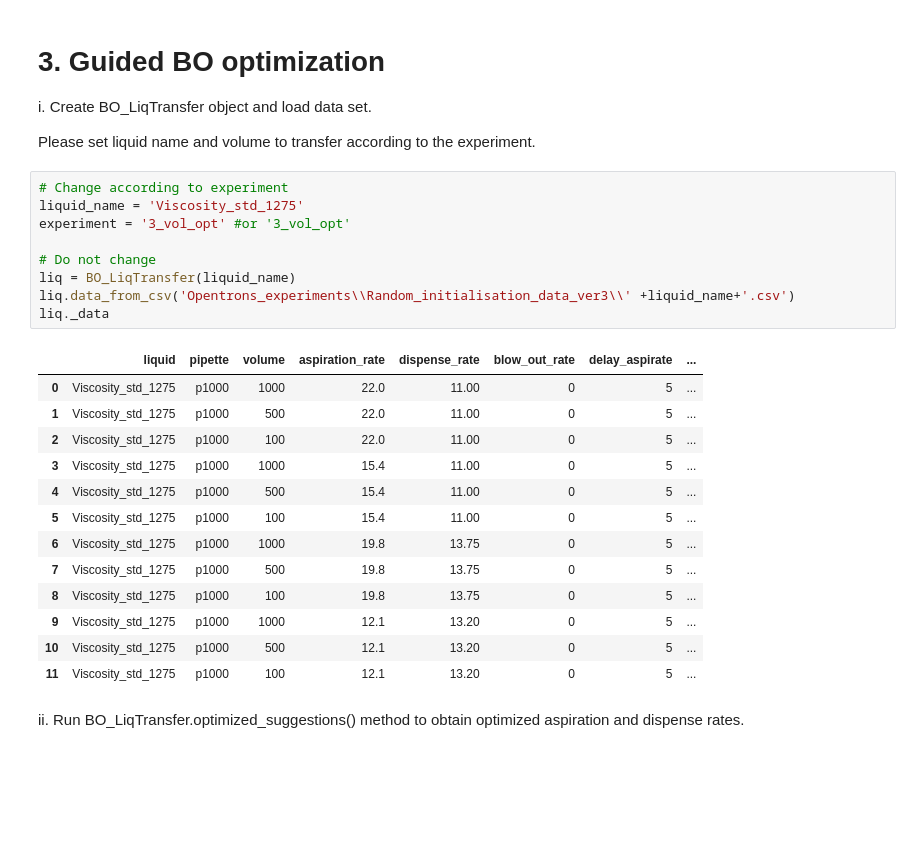
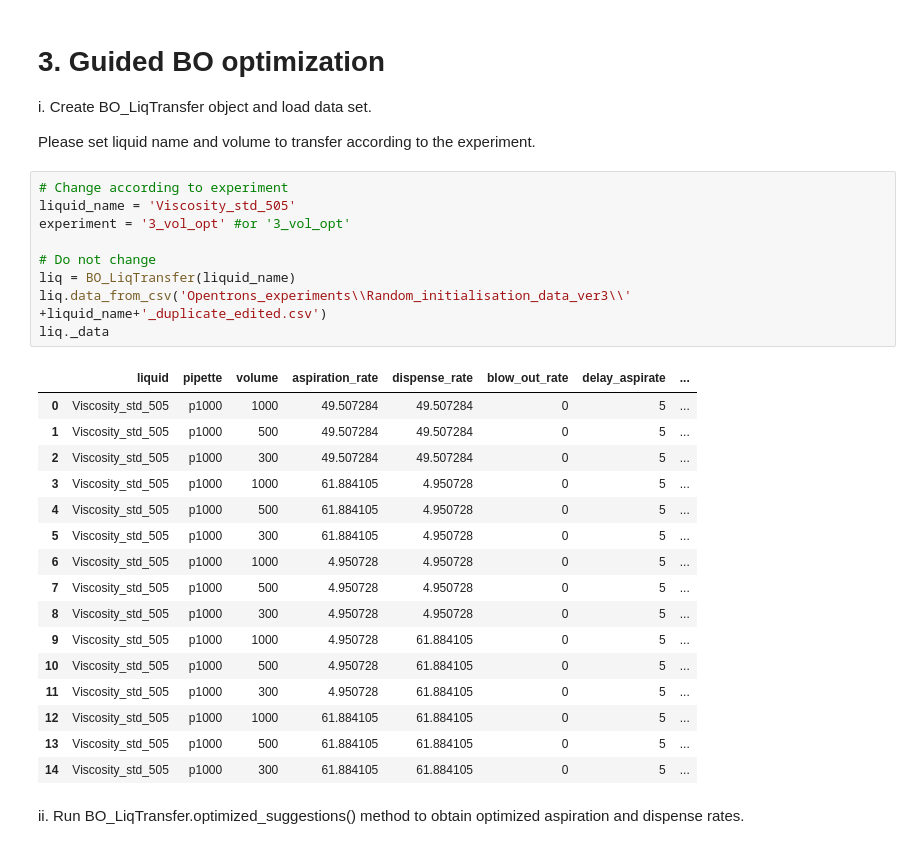
Before and after one commit to Quijanove/viscosity_liquid_transfer_Pablo, a Jupyter notebook: BOTorch_optimization_individual_volume.ipynb, the cells around one changed output. Saved outputs shown, nothing was run; the diff lists cells and outputs as text; blank space fills up the shorter version.

Commit message:
505 duplicates csv (ini completed, exp not completed)

```diff
--- a/BOTorch_optimization_individual_volume.ipynb
+++ b/BOTorch_optimization_individual_volume.ipynb
@@ -212,27 +212,30 @@ i.   Create BO_LiqTransfer object and load data set.
 Please set liquid name and volume to transfer according to the experiment.
 # %%
 # Change according to experiment
-liquid_name = 'Viscosity_std_1275'
+liquid_name = 'Viscosity_std_505'
 experiment = '3_vol_opt' #or '3_vol_opt'
 
 # Do not change
 liq = BO_LiqTransfer(liquid_name)
-liq.data_from_csv('Opentrons_experiments\\Random_initialisation_data_ver3\\' +liquid_name+'.csv')
+liq.data_from_csv('Opentrons_experiments\\Random_initialisation_data_ver3\\' +liquid_name+'_duplicate_edited.csv')
 liq._data
 # %% [output]
 |  | liquid | pipette | volume | aspiration_rate | dispense_rate | blow_out_rate | delay_aspirate | ... |
-| 0 | Viscosity_std_1275 | p1000 | 1000 | 22.0 | 11.00 | 0 | 5 | ... |
-| 1 | Viscosity_std_1275 | p1000 | 500 | 22.0 | 11.00 | 0 | 5 | ... |
-| 2 | Viscosity_std_1275 | p1000 | 100 | 22.0 | 11.00 | 0 | 5 | ... |
-| 3 | Viscosity_std_1275 | p1000 | 1000 | 15.4 | 11.00 | 0 | 5 | ... |
-| 4 | Viscosity_std_1275 | p1000 | 500 | 15.4 | 11.00 | 0 | 5 | ... |
-| 5 | Viscosity_std_1275 | p1000 | 100 | 15.4 | 11.00 | 0 | 5 | ... |
-| 6 | Viscosity_std_1275 | p1000 | 1000 | 19.8 | 13.75 | 0 | 5 | ... |
-| 7 | Viscosity_std_1275 | p1000 | 500 | 19.8 | 13.75 | 0 | 5 | ... |
-| 8 | Viscosity_std_1275 | p1000 | 100 | 19.8 | 13.75 | 0 | 5 | ... |
-| 9 | Viscosity_std_1275 | p1000 | 1000 | 12.1 | 13.20 | 0 | 5 | ... |
-| 10 | Viscosity_std_1275 | p1000 | 500 | 12.1 | 13.20 | 0 | 5 | ... |
-| 11 | Viscosity_std_1275 | p1000 | 100 | 12.1 | 13.20 | 0 | 5 | ... |
+| 0 | Viscosity_std_505 | p1000 | 1000 | 49.507284 | 49.507284 | 0 | 5 | ... |
+| 1 | Viscosity_std_505 | p1000 | 500 | 49.507284 | 49.507284 | 0 | 5 | ... |
+| 2 | Viscosity_std_505 | p1000 | 300 | 49.507284 | 49.507284 | 0 | 5 | ... |
+| 3 | Viscosity_std_505 | p1000 | 1000 | 61.884105 | 4.950728 | 0 | 5 | ... |
+| 4 | Viscosity_std_505 | p1000 | 500 | 61.884105 | 4.950728 | 0 | 5 | ... |
+| 5 | Viscosity_std_505 | p1000 | 300 | 61.884105 | 4.950728 | 0 | 5 | ... |
+| 6 | Viscosity_std_505 | p1000 | 1000 | 4.950728 | 4.950728 | 0 | 5 | ... |
+| 7 | Viscosity_std_505 | p1000 | 500 | 4.950728 | 4.950728 | 0 | 5 | ... |
+| 8 | Viscosity_std_505 | p1000 | 300 | 4.950728 | 4.950728 | 0 | 5 | ... |
+| 9 | Viscosity_std_505 | p1000 | 1000 | 4.950728 | 61.884105 | 0 | 5 | ... |
+| 10 | Viscosity_std_505 | p1000 | 500 | 4.950728 | 61.884105 | 0 | 5 | ... |
+| 11 | Viscosity_std_505 | p1000 | 300 | 4.950728 | 61.884105 | 0 | 5 | ... |
+| 12 | Viscosity_std_505 | p1000 | 1000 | 61.884105 | 61.884105 | 0 | 5 | ... |
+| 13 | Viscosity_std_505 | p1000 | 500 | 61.884105 | 61.884105 | 0 | 5 | ... |
+| 14 | Viscosity_std_505 | p1000 | 300 | 61.884105 | 61.884105 | 0 | 5 | ... |
 # %% [markdown]
 
 ii.   Run BO_LiqTransfer.optimized_suggestions() method to obtain optimized aspiration and dispense rates.
```
Also changed, not shown: parts of 3 cells of this notebook, 2 other files.
